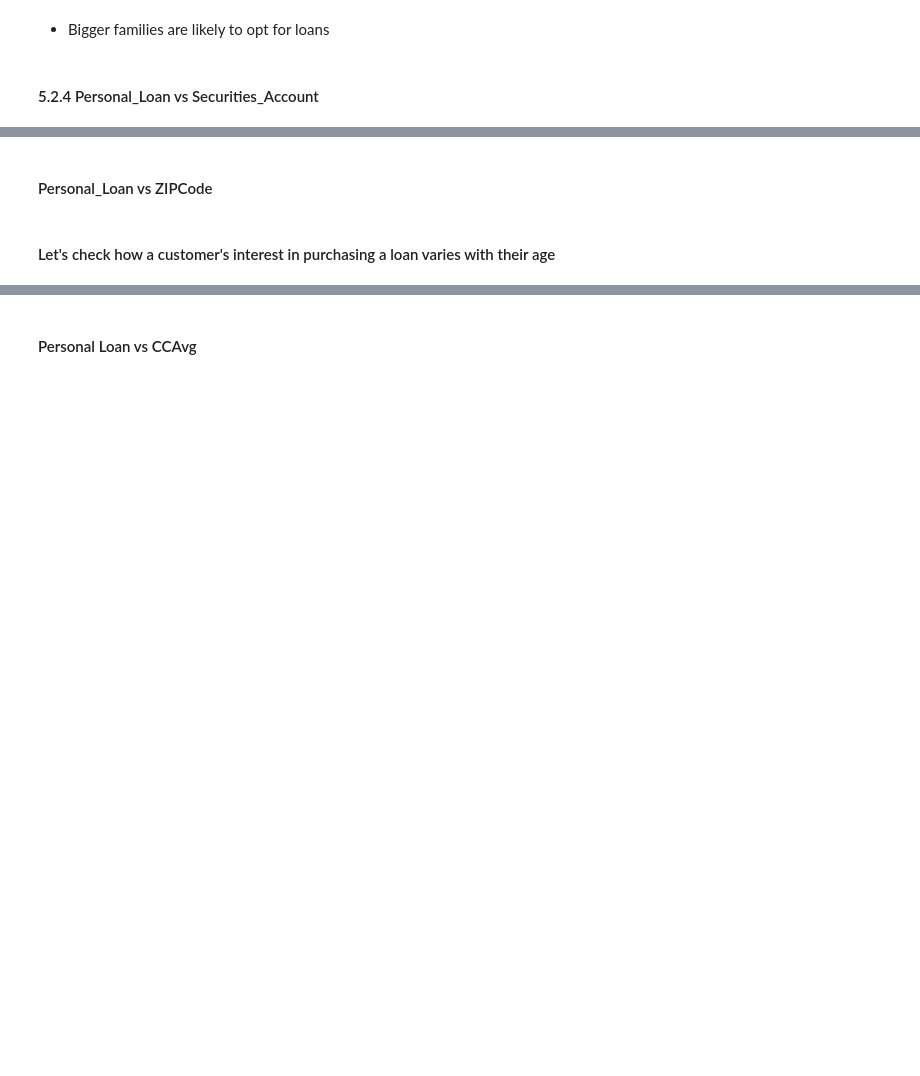
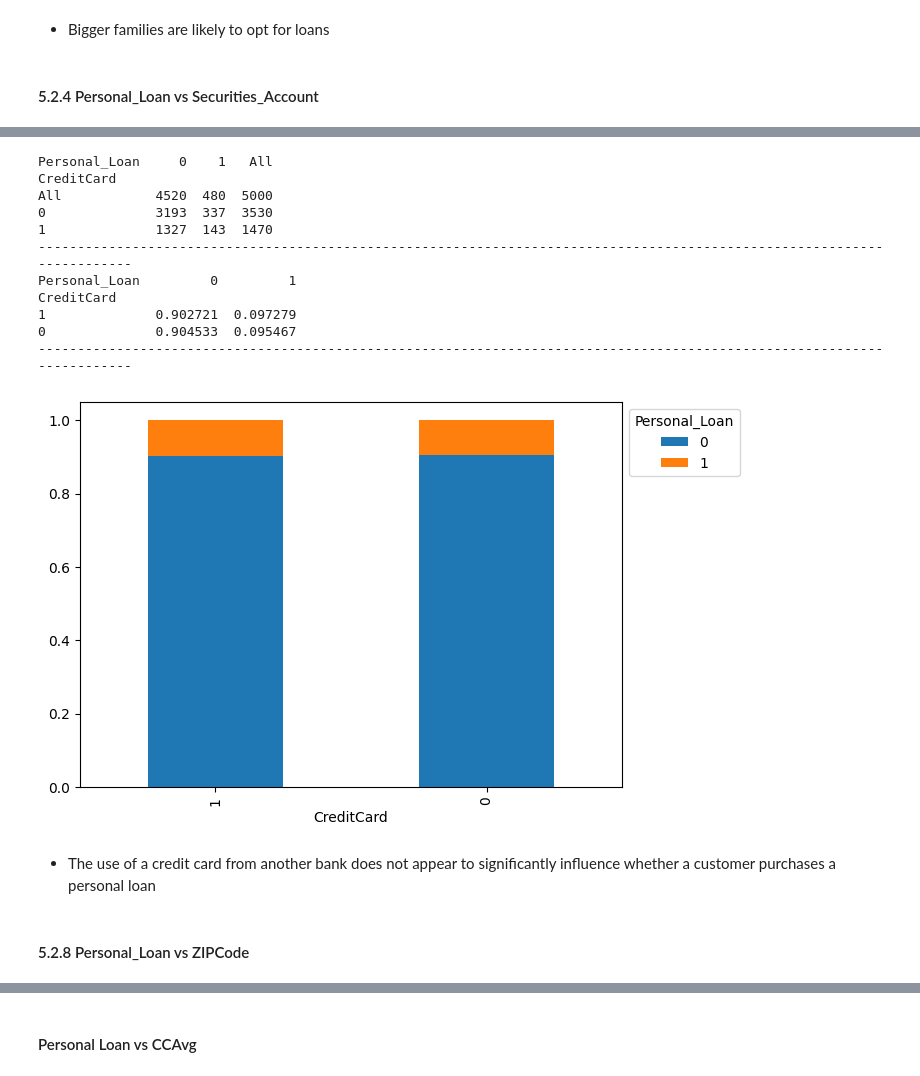
Before and after one commit to RashmiJK/PGP-AIML-PersonalLoan-ML, a Jupyter notebook: loan_purchase_modelling_dt.ipynb, the cells around one changed output, grey strips where cells are left out. Cells and saved outputs as stored; diff of their text form; code cells hidden in the pictures; blank space fills up the shorter version.

```diff
--- a/loan_purchase_modelling_dt.ipynb
+++ b/loan_purchase_modelling_dt.ipynb
@@ -697,2 +731,19 @@ stacked_barplot(_______) ## Complete the code to plot stacked barplot for Person
+# %%
+stacked_barplot(data, "CreditCard", "Personal_Loan")
+# %% [output]
+Personal_Loan     0    1   All
+CreditCard
+All            4520  480  5000
+0              3193  337  3530
+1              1327  143  1470
+------------------------------------------------------------------------------------------------------------------------
+Personal_Loan         0         1
+CreditCard
+1              0.902721  0.097279
+0              0.904533  0.095467
+------------------------------------------------------------------------------------------------------------------------
+[figure, added]
+# %% [markdown]
+- The use of a credit card from another bank does not appear to significantly influence whether a customer purchases a personal loan
 # %% [markdown]
-#### Personal_Loan vs ZIPCode
+#### 5.2.8 Personal_Loan vs ZIPCode
@@ -701,2 +749,0 @@ stacked_barplot(_______) ## Complete the code to plot stacked barplot for Person
-# %% [markdown]
-#### Let's check how a customer's interest in purchasing a loan varies with their age
```
Also changed, not shown: parts of 32 cells of this notebook.
